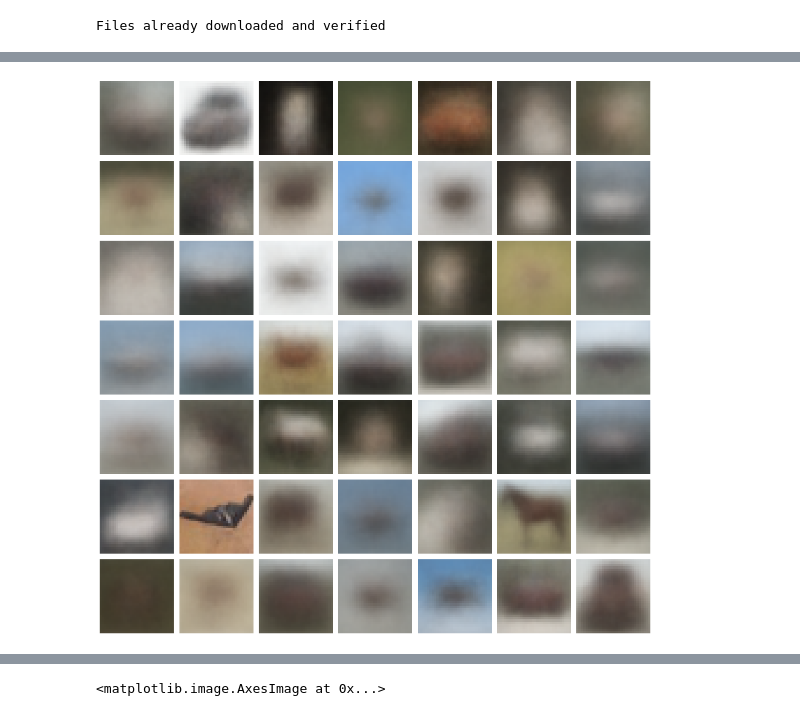
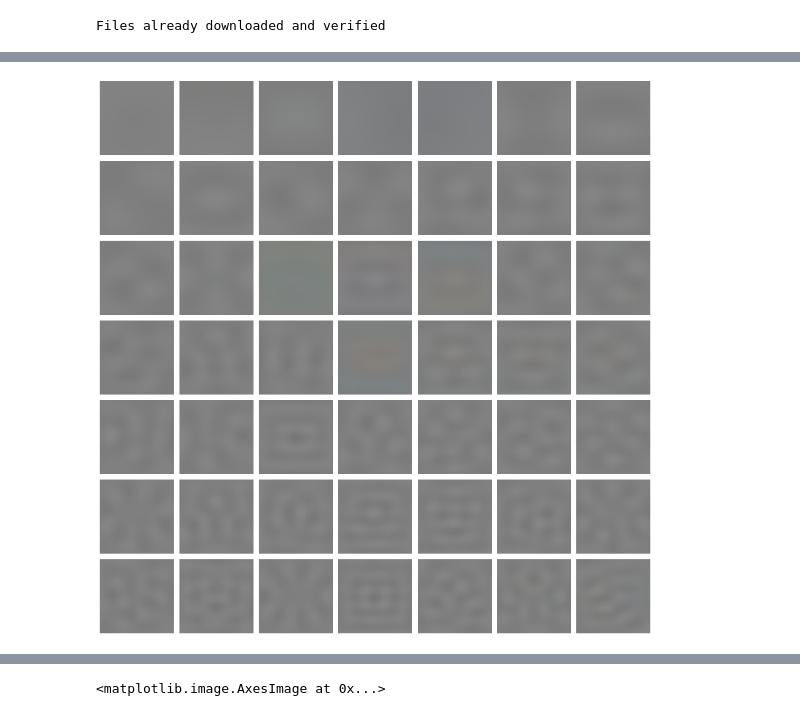
Before and after one commit to sverdoot/maxent-gan, a Jupyter notebook: notebooks/kmeans.ipynb, the cells around one changed output, grey strips where cells are left out. Drawn from its saved outputs; the diff is of its cells as text; code cells hidden in the pictures.

```diff
--- a/notebooks/kmeans.ipynb
+++ b/notebooks/kmeans.ipynb
@@ -25,0 +26,10 @@ plt.imshow(closest_pts[0].transpose(1, 2, 0))
+# %%
+fig, axs = plt.subplots(10, 10, figsize=(15, 15))
+
+for i, ax in enumerate(axs.flatten()):
+    ax.imshow(centroids[i].transpose(1, 2, 0))
+    ax.axis('off')
+
+
+fig.tight_layout()
+plt.savefig('../dump/centroids.png')
@@ -25,0 +38,10 @@ plt.imshow(closest_pts[0].transpose(1, 2, 0))
+# %%
+fig, axs = plt.subplots(10, 10, figsize=(15, 15))
+
+for i, ax in enumerate(axs.flatten()):
+    ax.imshow(closest_pts[i].transpose(1, 2, 0))
+    ax.axis('off')
+
+
+fig.tight_layout()
+plt.savefig('../dump/closest_pts.png')
@@ -26,12 +50,15 @@ plt.imshow(closest_pts[0].transpose(1, 2, 0))
+# %%
+info = np.load(Path('../data/cifar10/pca.npz'))
+components = (info['components'].reshape(-1, 3, 32, 32) + 1) / 2
 # %%
 fig, axs = plt.subplots(7, 7, figsize=(15, 15))
 
 for i, ax in enumerate(axs.flatten()):
-    ax.imshow(centroids[i].transpose(1, 2, 0))
+    ax.imshow(components[i].transpose(1, 2, 0))
     ax.axis('off')
 
 
 fig.tight_layout()
-plt.savefig('../dump/centroids.png')
+# plt.savefig('../dump/centroids.png')
 # %% [output]
-[figure, old version]
+[figure, new version]
```
Also changed, not shown: parts of 19 cells of this notebook, 20 other files.
